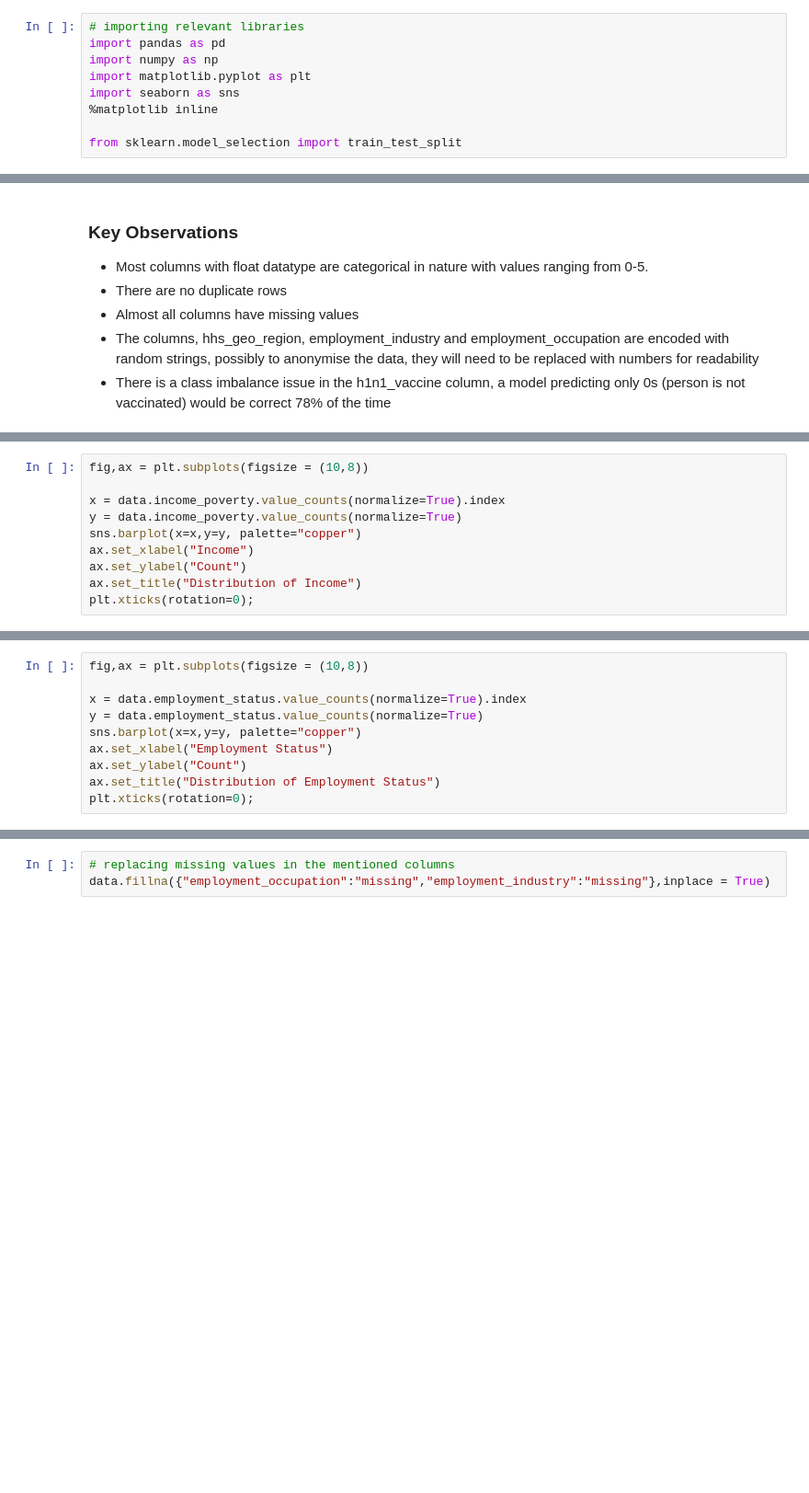
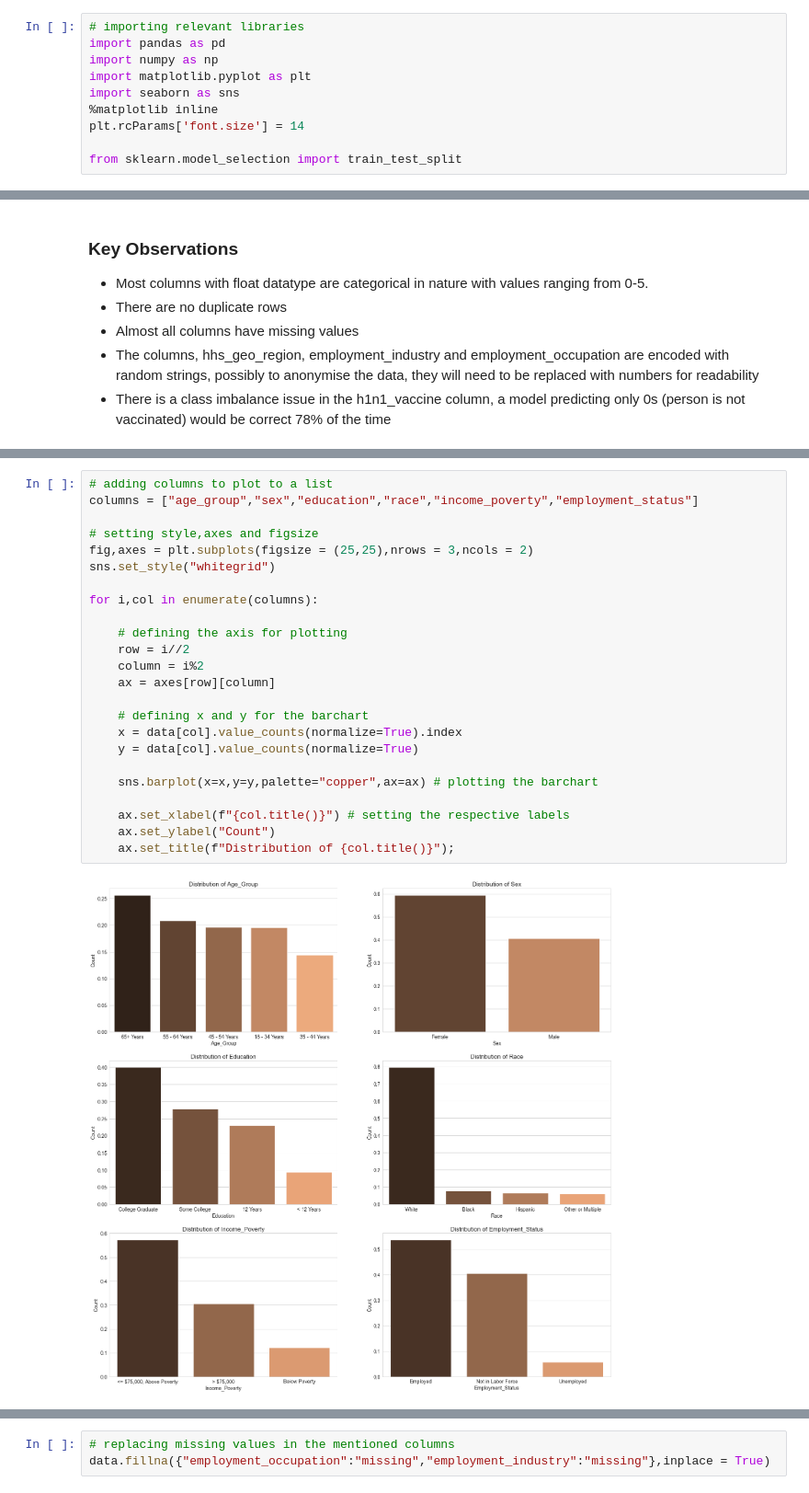
Before and after one commit to ngili/Predicting-H1N1-and-Seasonal-Flu-Vaccinations, a Jupyter notebook: analysis.ipynb, the cells around one changed output, grey strips where cells are left out. Shown: that part at 92% size. Saved outputs shown, nothing was run; the diff lists cells and outputs as text; blank space fills up the shorter version.

```diff
--- a/analysis.ipynb
+++ b/analysis.ipynb
@@ -59,6 +59,7 @@ import numpy as np
 import matplotlib.pyplot as plt
 import seaborn as sns
 %matplotlib inline
+plt.rcParams['font.size'] = 14
 
 from sklearn.model_selection import train_test_split
 # %%
@@ -272,10 +216,0 @@ plt.xticks(rotation=0);
-# %%
-fig,ax = plt.subplots(figsize = (10,8))
-
-x = data.income_poverty.value_counts(normalize=True).index
-y = data.income_poverty.value_counts(normalize=True)
-sns.barplot(x=x,y=y, palette="copper")
-ax.set_xlabel("Income")
-ax.set_ylabel("Count")
-ax.set_title("Distribution of Income")
-plt.xticks(rotation=0);
@@ -286,10 +216,0 @@ plt.xticks(rotation=0);
-# %%
-fig,ax = plt.subplots(figsize = (10,8))
-
-x = data.employment_status.value_counts(normalize=True).index
-y = data.employment_status.value_counts(normalize=True)
-sns.barplot(x=x,y=y, palette="copper")
-ax.set_xlabel("Employment Status")
-ax.set_ylabel("Count")
-ax.set_title("Distribution of Employment Status")
-plt.xticks(rotation=0);
@@ -298,3 +217,29 @@ plt.xticks(rotation=0);
+# %%
+# adding columns to plot to a list
+columns = ["age_group","sex","education","race","income_poverty","employment_status"]
+
+# setting style,axes and figsize
+fig,axes = plt.subplots(figsize = (25,25),nrows = 3,ncols = 2)
+sns.set_style("whitegrid")
+
+for i,col in enumerate(columns):
+
+    # defining the axis for plotting
+    row = i//2
+    column = i%2
+    ax = axes[row][column]
+
+    # defining x and y for the barchart
+    x = data[col].value_counts(normalize=True).index
+    y = data[col].value_counts(normalize=True)
+
+    sns.barplot(x=x,y=y,palette="copper",ax=ax) # plotting the barchart
+
+    ax.set_xlabel(f"{col.title()}") # setting the respective labels
+    ax.set_ylabel("Count")
+    ax.set_title(f"Distribution of {col.title()}");
+# %% [output]
+[figure, added]
 # %% [markdown]
 #### Key Observations
 * Majority of the respondents are above 65 years of age though variance between the groups is quite low.
```
Also changed, not shown: parts of 26 cells of this notebook.
